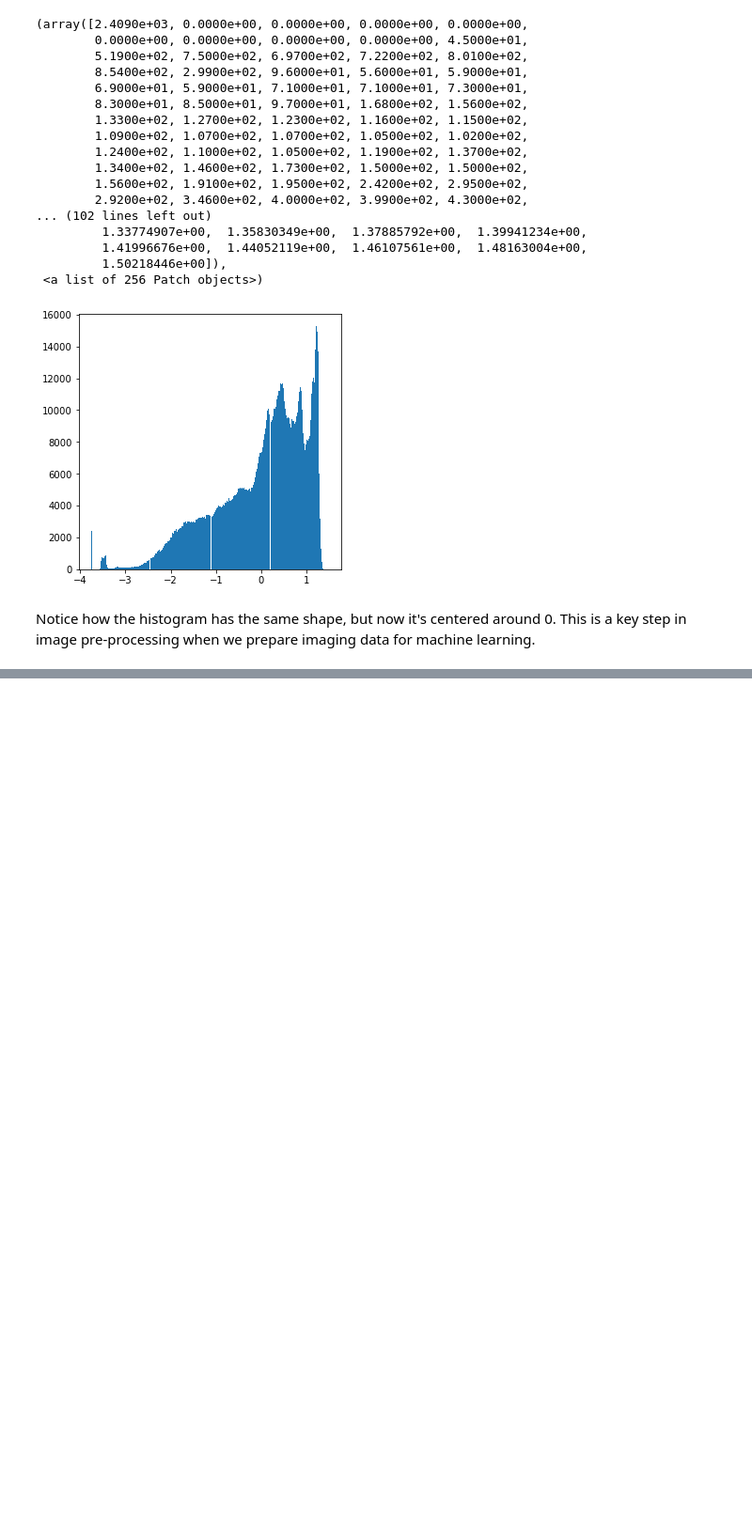
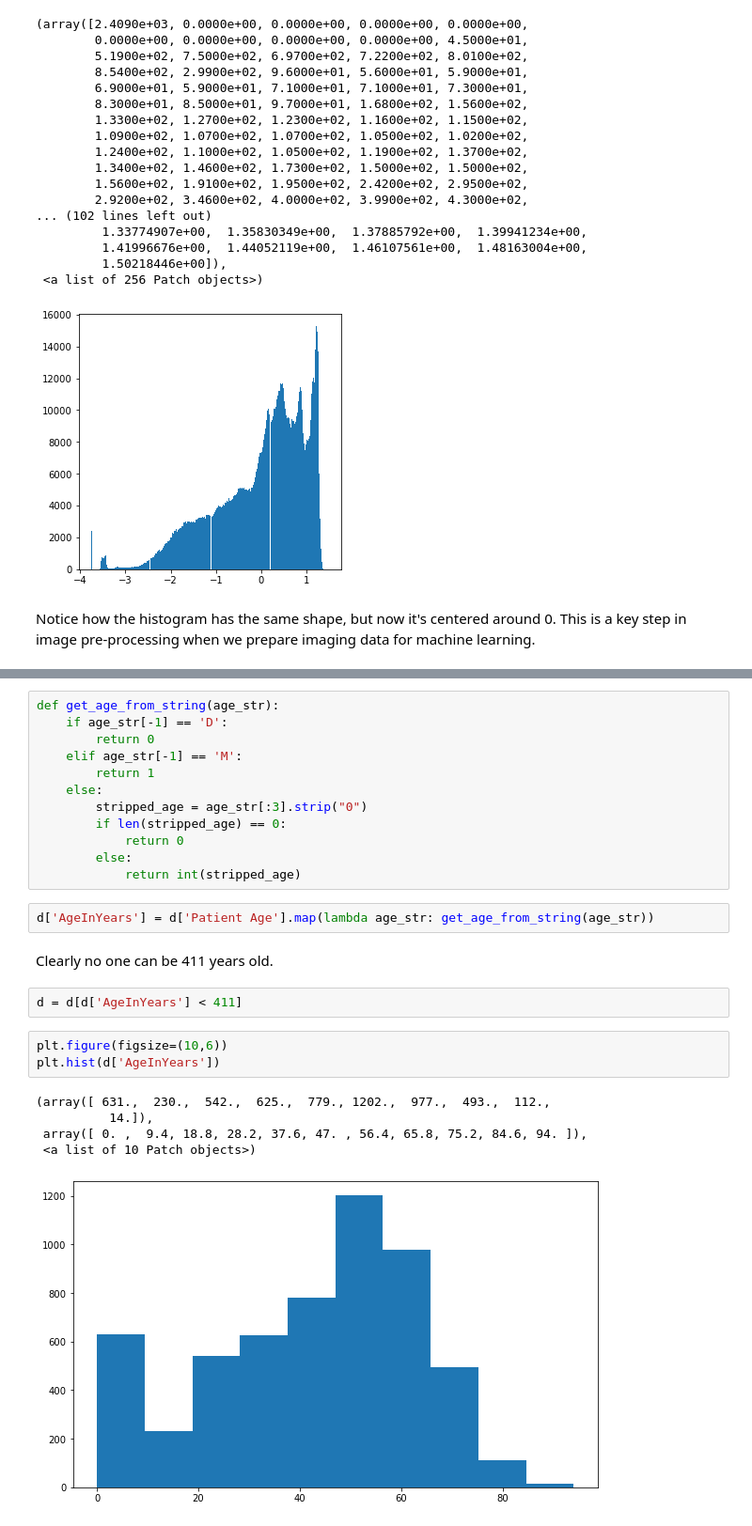
Before and after one commit to paul-reiners/pneumonia-detection-chest-x-rays, a Jupyter notebook: EDA.ipynb, the cells around one changed output, grey strips where cells are left out. Shown at 94% size. Saved outputs shown, nothing was run; the diff lists cells and outputs as text; blank space fills up the shorter version.

```diff
--- a/EDA.ipynb
+++ b/EDA.ipynb
@@ -145,0 +298,27 @@ Notice how the histogram has the same shape, but now it's centered around 0. Thi
+# %%
+def get_age_from_string(age_str):
+    if age_str[-1] == 'D':
+        return 0
+    elif age_str[-1] == 'M':
+        return 1
+    else:
+        stripped_age = age_str[:3].strip("0")
+        if len(stripped_age) == 0:
+            return 0
+        else:
+            return int(stripped_age)
+# %%
+d['AgeInYears'] = d['Patient Age'].map(lambda age_str: get_age_from_string(age_str))
+# %% [markdown]
+Clearly no one can be 411 years old.
+# %%
+d = d[d['AgeInYears'] < 411]
+# %%
+plt.figure(figsize=(10,6))
+plt.hist(d['AgeInYears'])
+# %% [output]
+(array([ 631.,  230.,  542.,  625.,  779., 1202.,  977.,  493.,  112.,
+          14.]),
+ array([ 0. ,  9.4, 18.8, 28.2, 37.6, 47. , 56.4, 65.8, 75.2, 84.6, 94. ]),
+ <a list of 10 Patch objects>)
+[figure, added]
```
Also changed, not shown: parts of 36 cells of this notebook.
